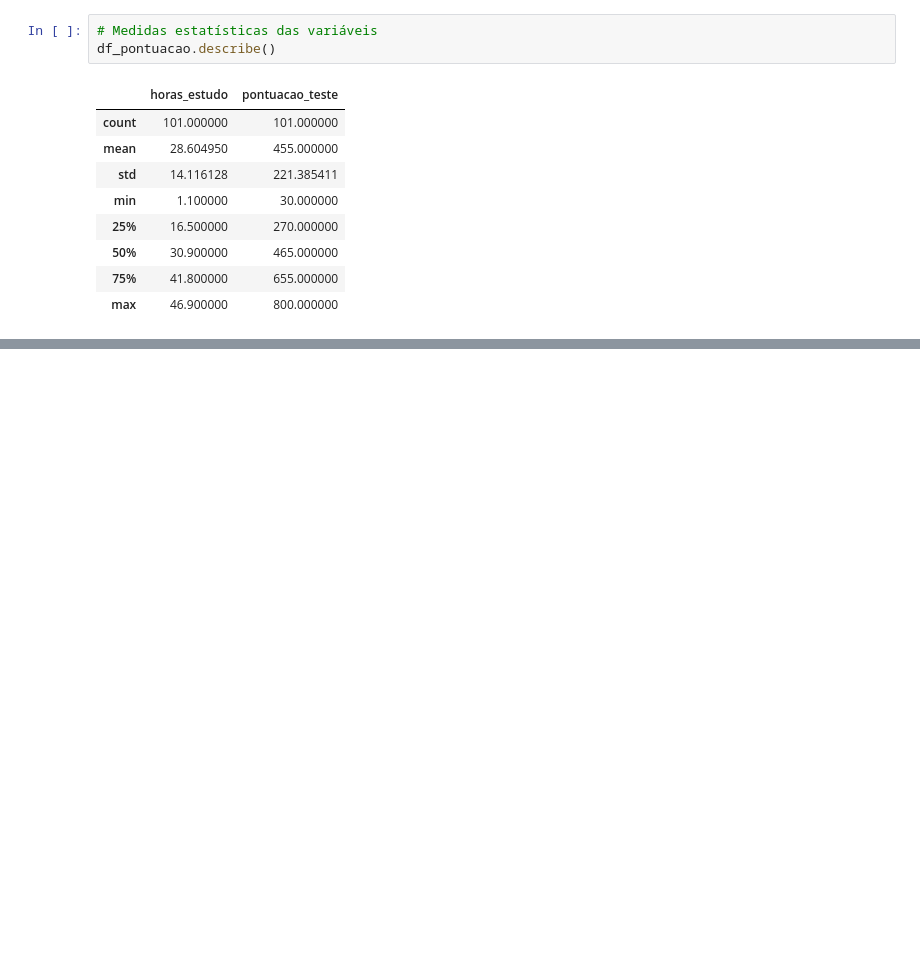
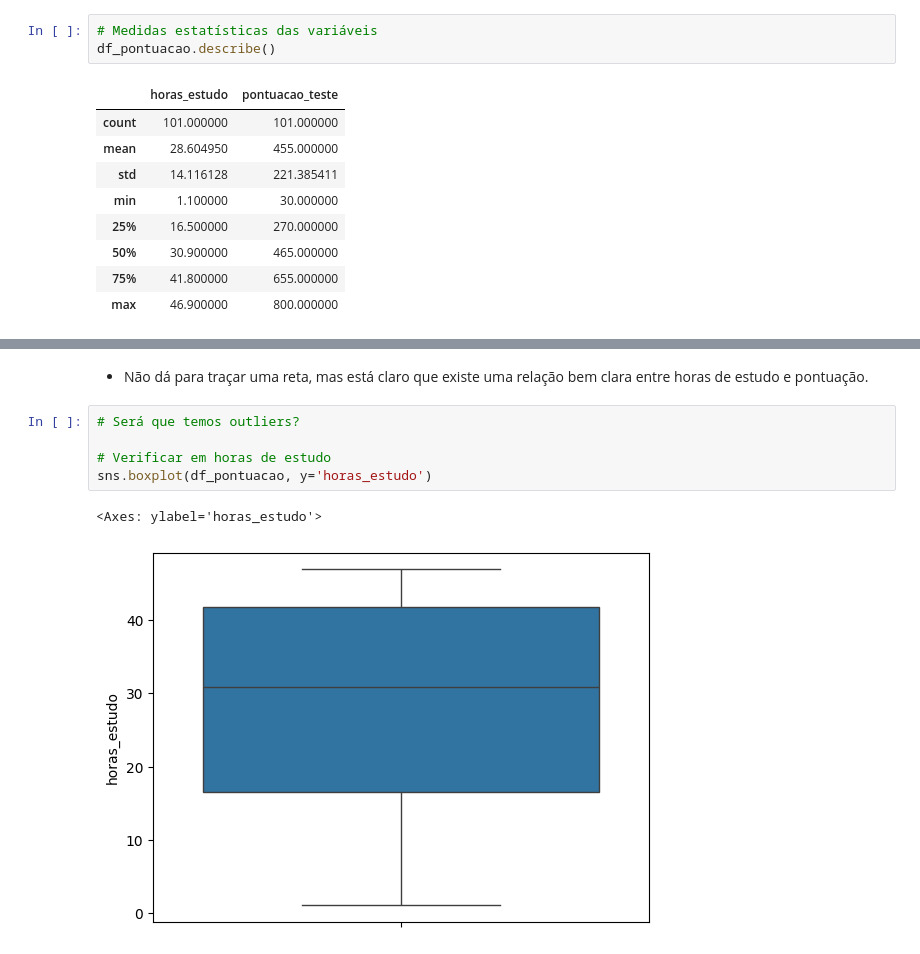
Before and after one commit to rcmonteiro/curso-ia-rocketseat, a Jupyter notebook: regressao_linear_simples/modelo_pontuacao.ipynb, the cells around one changed output, grey strips where cells are left out. Drawn from its saved outputs; the diff is of its cells as text; blank space fills up the shorter version.

```diff
--- a/regressao_linear_simples/modelo_pontuacao.ipynb
+++ b/regressao_linear_simples/modelo_pontuacao.ipynb
@@ -73,0 +82,10 @@ df_pontuacao.describe()
+# %% [markdown]
+- Não dá para traçar uma reta, mas está claro que existe uma relação bem clara entre horas de estudo e pontuação.
+# %%
+# Será que temos outliers?
+
+# Verificar em horas de estudo
+sns.boxplot(df_pontuacao, y='horas_estudo')
+# %% [output]
+<Axes: ylabel='horas_estudo'>
+[figure, added]
```
Also changed, not shown: parts of 13 cells of this notebook.
